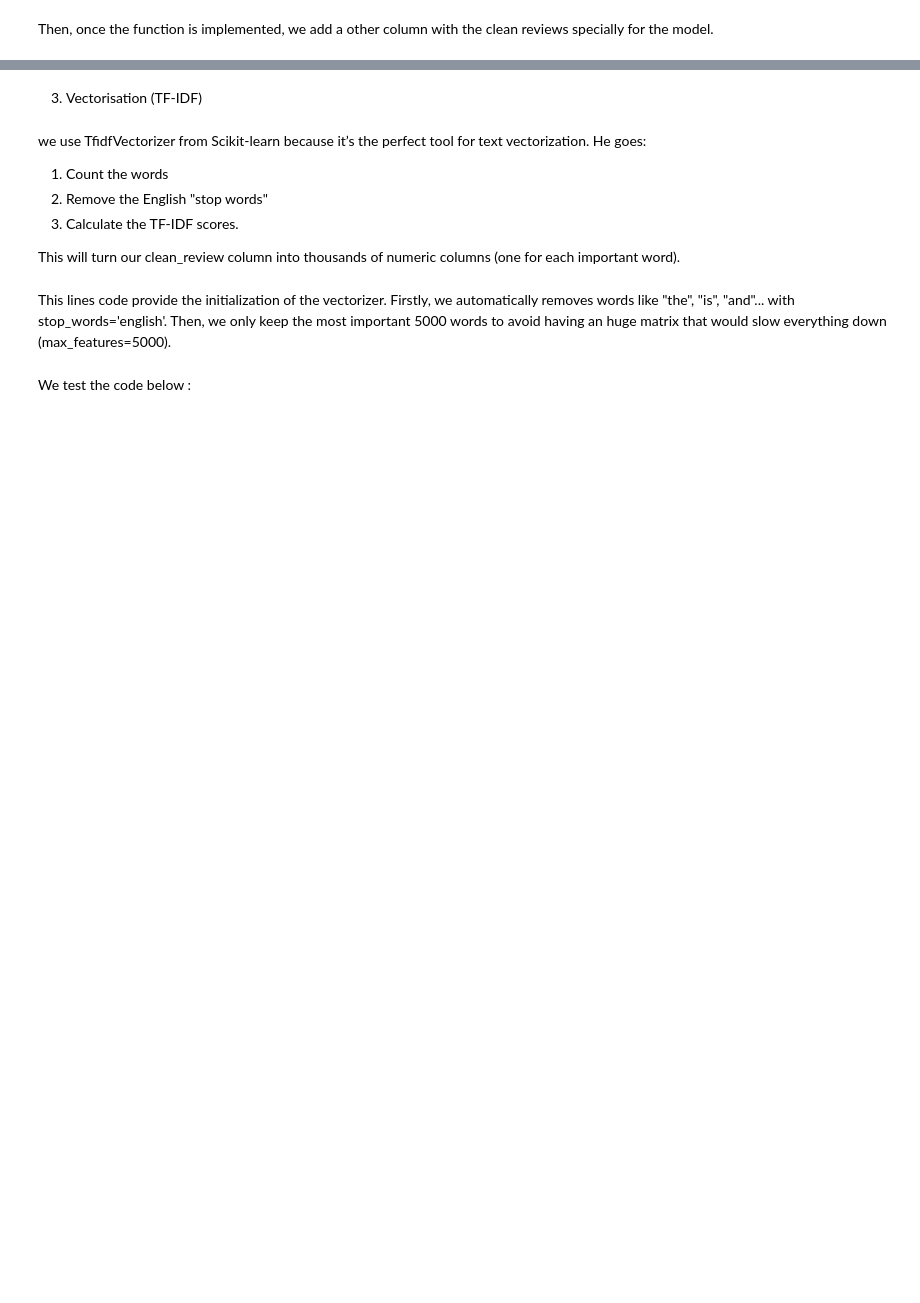
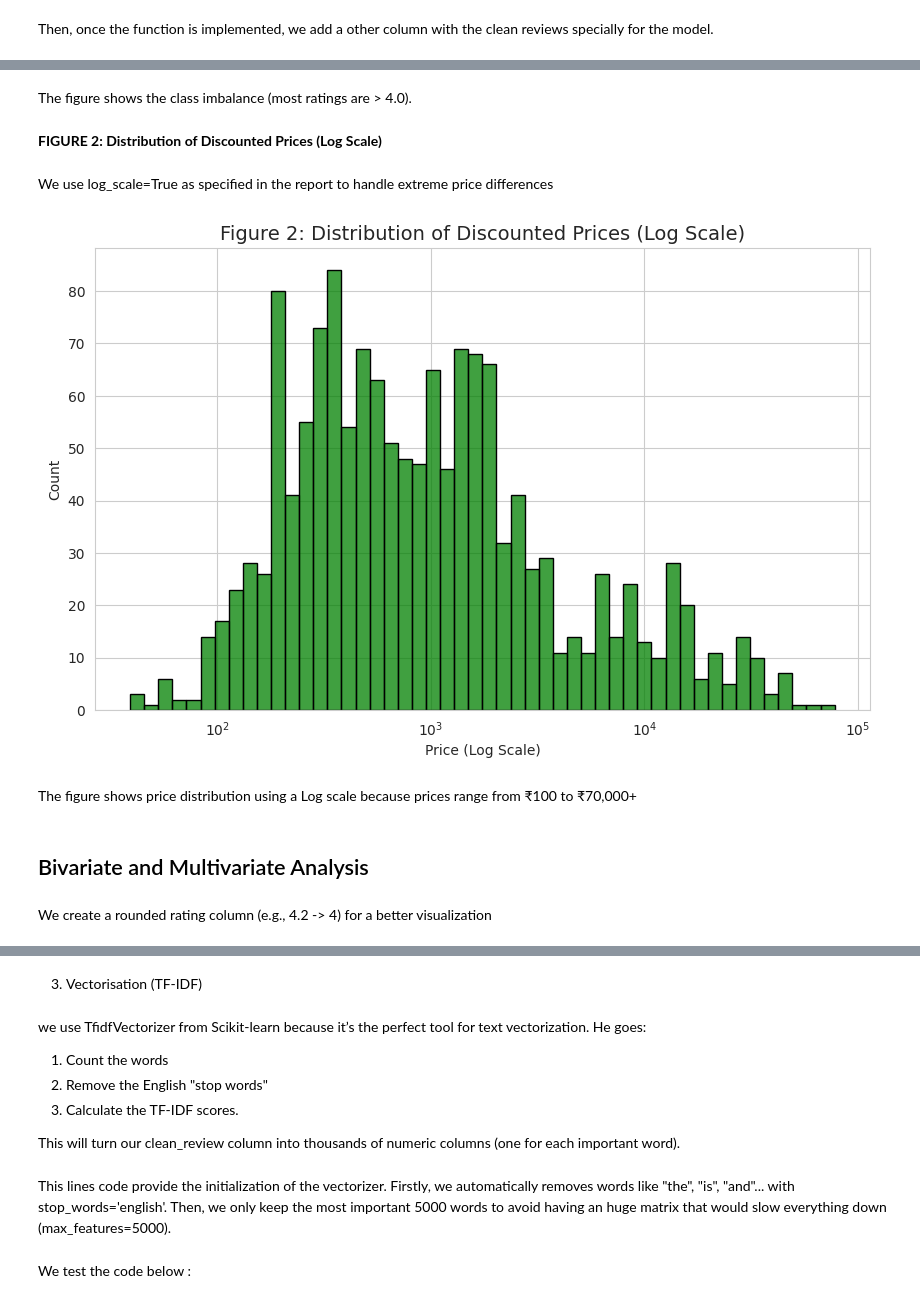
Before and after one commit to LeJ-04/amazon-products-rating-ml-project, a Jupyter notebook: ProjetML.ipynb, the cells around one changed output, grey strips where cells are left out. Saved outputs shown, nothing was run; the diff lists cells and outputs as text; code cells hidden in the pictures; blank space fills up the shorter version.

```diff
--- a/ProjetML.ipynb
+++ b/ProjetML.ipynb
@@ -485,0 +478,21 @@ data['cleaned_review'] = data['full_review'].apply(clean_text)
+# %% [markdown]
+The figure shows the class imbalance (most ratings are > 4.0).
+# %% [markdown]
+**FIGURE 2: Distribution of Discounted Prices (Log Scale)**
+# %% [markdown]
+We use log_scale=True as specified in the report to handle extreme price differences
+# %%
+plt.figure()
+sns.histplot(data['discounted_price'], bins=50, log_scale=True, color='green', edgecolor='black')
+plt.title('Figure 2: Distribution of Discounted Prices (Log Scale)', fontsize=14)
+plt.xlabel('Price (Log Scale)')
+plt.ylabel('Count')
+plt.show()
+# %% [output]
+[figure, added]
+# %% [markdown]
+The figure shows price distribution using a Log scale because prices range from ₹100 to ₹70,000+
+# %% [markdown]
+## Bivariate and Multivariate Analysis
+# %% [markdown]
+We create a rounded rating column (e.g., 4.2 -> 4) for a better visualization
```
Also changed, not shown: parts of 45 cells of this notebook.
